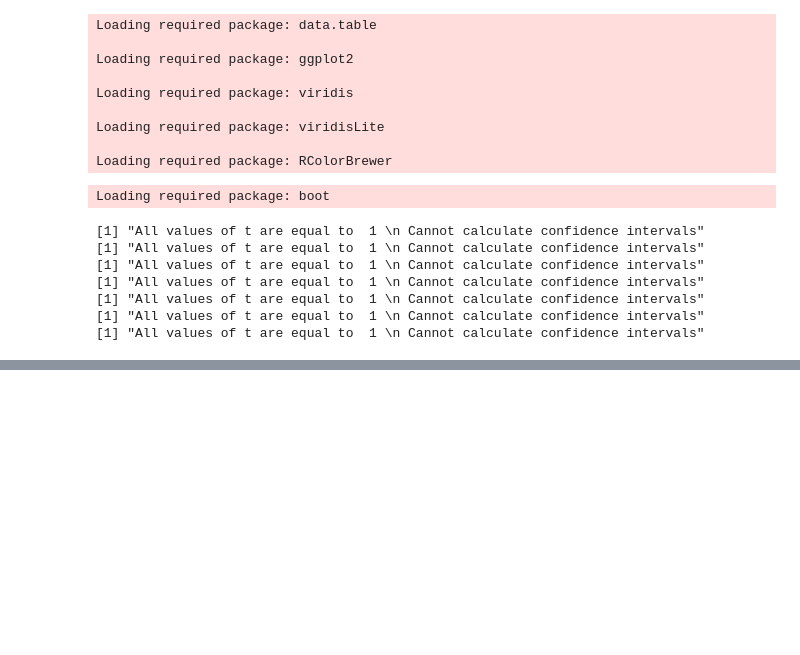
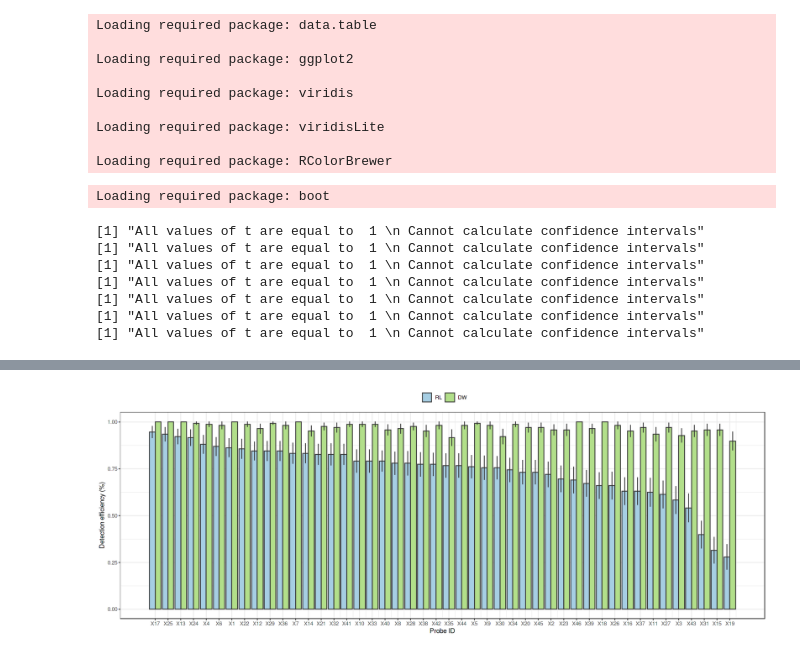
Before and after one commit to ggirelli/deconwolf-oligofisseq, a Jupyter notebook: manuscript/supp_fix_x5.ipynb, the cells around one changed output, grey strips where cells are left out. Saved outputs shown, nothing was run; the diff lists cells and outputs as text; code cells hidden in the pictures; blank space fills up the shorter version.

Commit message:
Updated plots.

```diff
--- a/manuscript/supp_fix_x5.ipynb
+++ b/manuscript/supp_fix_x5.ipynb
@@ -59,0 +60,26 @@ saveRDS(p, "figures/supp_fig_x5.rds")
+# %%
+dd = dcast(stat_data, loci~Deconvolution, value.var="mean")
+dd[order(RL, decreasing=T), II := .I]
+ddm = melt(dd, id.vars=c("loci", "II"))
+xlabs = unique(ddm[, .(loci, II)])
+setkeyv(xlabs, "loci")
+setkeyv(stat_data, "loci")
+stat_data2 = xlabs[stat_data]
+# %%
+options(repr.plot.width=16, repr.plot.height=6)
+palette = brewer.pal(4, "Paired")
+p = ggplot(ddm, aes(x=II, y=value)) +
+    geom_col(aes(fill=variable), position="dodge", color="#323232") +
+    theme_bw() + scale_fill_manual("", values=palette[c(1,3)]) +
+    labs(x="Probe ID", y="Detection efficiency (%)") +
+    geom_errorbar(data=stat_data2[Deconvolution == "DW"],
+                  aes(x=II+.225, y=mean, ymax=mean+ci, ymin=mean-ci),
+                  color="#323232", width=0, size=.5) +
+    geom_errorbar(data=stat_data2[Deconvolution == "RL"],
+                  aes(x=II-.225, y=mean, ymax=mean+ci, ymin=mean-ci),
+                  color="#323232", width=0, size=.5) +
+    theme(legend.position="top") +
+    scale_x_continuous(breaks=xlabs$II, labels=xlabs$loci)
+print(p)
+# %% [output]
+[figure, added]
```
Also changed, not shown: parts of 3 cells of this notebook, 8 other files.
